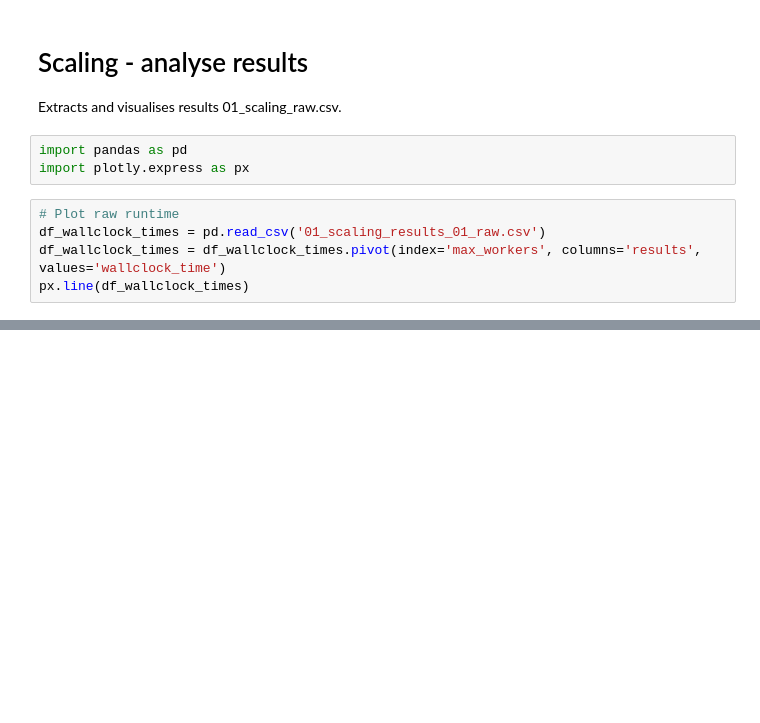
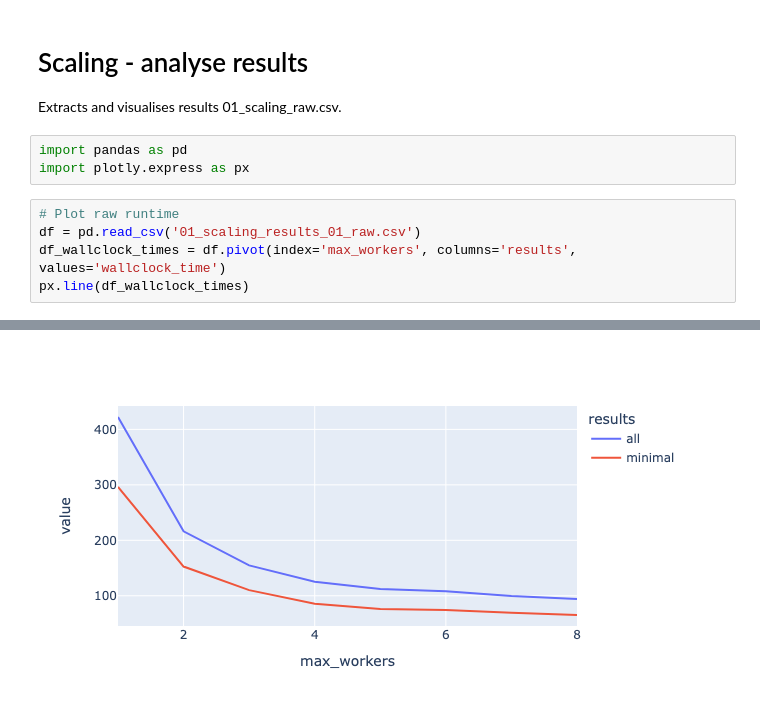
Before and after one commit to michalc/OpenTTDLab-MSc-Dissertation, a Jupyter notebook: notebooks/01_scaling_02_analyse_results.ipynb, the cells around one changed output, grey strips where cells are left out. Saved outputs shown, nothing was run; the diff lists cells and outputs as text; blank space fills up the shorter version.

```diff
--- a/notebooks/01_scaling_02_analyse_results.ipynb
+++ b/notebooks/01_scaling_02_analyse_results.ipynb
@@ -7,6 +7,7 @@ import pandas as pd
 import plotly.express as px
 # %%
 # Plot raw runtime
-df_wallclock_times = pd.read_csv('01_scaling_results_01_raw.csv')
-df_wallclock_times = df_wallclock_times.pivot(index='max_workers', columns='results', values='wallclock_time')
+df = pd.read_csv('01_scaling_results_01_raw.csv')
+df_wallclock_times = df.pivot(index='max_workers', columns='results', values='wallclock_time')
 px.line(df_wallclock_times)
+# %% [output]
@@ -13,2 +15,3 @@ px.line(df_wallclock_times)
+[figure, added]
 # %%
 # Plot speedup
```
Also changed, not shown: parts of 3 cells of this notebook, 2 other files.
